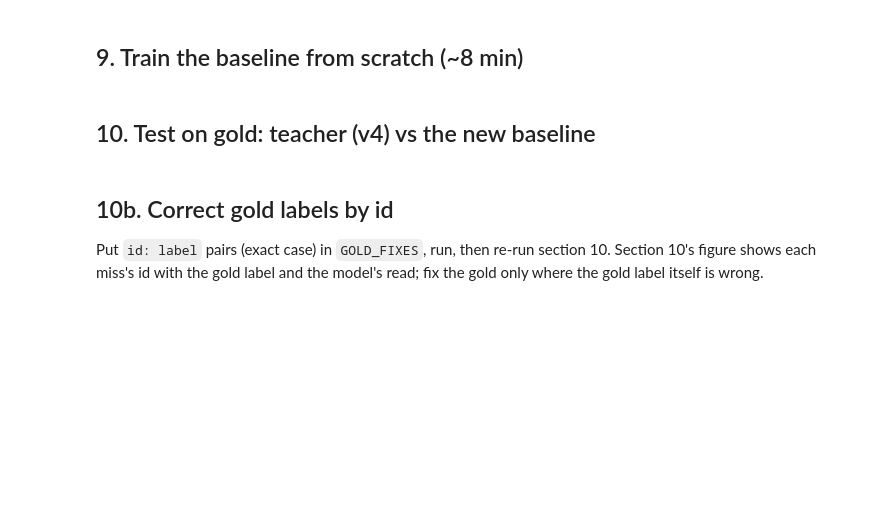
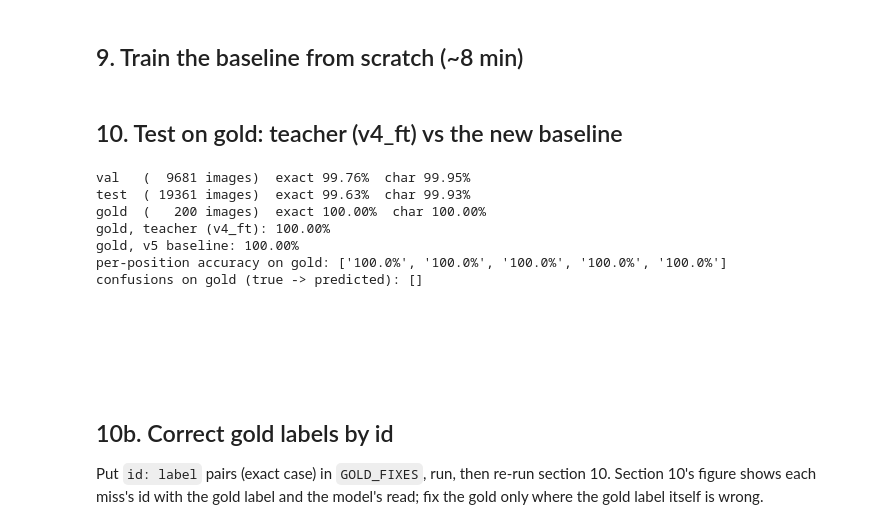
Before and after one commit to VarunMatta5625/captcha_tester, a Jupyter notebook: notebooks/train_v5.ipynb, the cells around one changed output. Cells and saved outputs as stored; diff of their text form; code cells hidden in the pictures; blank space fills up the shorter version.

```diff
--- a/notebooks/train_v5.ipynb
+++ b/notebooks/train_v5.ipynb
@@ -36,7 +38,7 @@ import prep   # clean(): three-level image the CNN reads; ink(): letters only, f
 GOLD_CSV = "../data/gold.csv"                # 200 test captchas, never trained on or reviewed (audit_gold.py)
 REVIEWS = "../data/reviews.json"             # your typed answers (review.py adds to it)
 VISION_LABELS = "../data/labels_vision.csv"  # Apple Vision's read of every captcha (scripts/label_vision.py)
-TEACHER = "../models/captcha_cnn_v4.pt"      # best model so far (three-level, reads J): relabels all
+TEACHER = "../models/captcha_cnn_v4_ft.pt"   # best model so far (v4 + 88 reviews, gold 100%): relabels all
 LABELS_CSV = "../data/labels_v5.csv"         # written by the relabel cell
 VISION_FIXES = set()          # relabel: the teacher reads J itself, Vision never overrides it
 MIN_CONF = 0.7                # relabel: the teacher's reads with weakest character >= this are labels too
@@ -287,36 +309,45 @@ CFG = dict(init=None, epochs=10, batch=256, lr=2e-3, weight_decay=1e-4, dropout=
 model, best_val = train(CFG)
 print(f"best val exact: {best_val:.2%}")
 # %% [markdown]
-## 10. Test on gold: teacher (v4) vs the new baseline
+## 10. Test on gold: teacher (v4_ft) vs the new baseline
 # %%
 for split in ("val", "test", "gold"):
     r = evaluate(model, split)
     print(f"{split:<5} ({len(data[split][0]):>6} images)  exact {r['exact']:.2%}  char {r['char']:.2%}")
 
 n_checked = sum(bool(g["checked"]) for g in GOLD.values())
 if n_checked < len(GOLD):
     print(f"only {n_checked}/{len(GOLD)} gold checked: scores are provisional and flatter the teacher")
 teacher, _ = load_model(TEACHER)
-for name, m in (("teacher (v4)", teacher), ("v5 baseline", model)):
+for name, m in (("teacher (v4_ft)", teacher), ("v5 baseline", model)):
     print(f"gold, {name}: {evaluate(m, 'gold')['exact']:.2%}")
 
 p_gold, y_gold = predict(model, "gold"), data["gold"][1]
 print("per-position accuracy on gold:", [f"{a:.1%}" for a in (p_gold == y_gold).float().mean(0).tolist()])
 mix = Counter((ALPHABET[t], ALPHABET[q]) for pp, yy in zip(p_gold, y_gold)
               for t, q in zip(yy.tolist(), pp.tolist()) if t != q)
 print("confusions on gold (true -> predicted):", mix.most_common(10))
 
 gold_list = split_rows["gold"]
 wrong = [k for k in range(len(gold_list)) if not torch.equal(p_gold[k], y_gold[k])]
 cols, rows_n = 4, max(1, math.ceil(len(wrong) / 4))
 fig, ax = plt.subplots(rows_n, cols, figsize=(16, 1.6 * rows_n), squeeze=False)
 for a in ax.flat:
     a.axis("off")
 for a, k in zip(ax.flat, wrong):
     a.imshow(prep.open_captcha(gold_list[k]["id"]).convert("RGB"))
     a.set_title(f"{gold_list[k]['id']}  true {gold_list[k]['label']}  model {decode_pred(p_gold[k].tolist())}", fontsize=9)
 plt.tight_layout()
 plt.show()
+# %% [output]
+val   (  9681 images)  exact 99.76%  char 99.95%
+test  ( 19361 images)  exact 99.63%  char 99.93%
+gold  (   200 images)  exact 100.00%  char 100.00%
+gold, teacher (v4_ft): 100.00%
+gold, v5 baseline: 100.00%
+per-position accuracy on gold: ['100.0%', '100.0%', '100.0%', '100.0%', '100.0%']
+confusions on gold (true -> predicted): []
+[figure, added]
 # %% [markdown]
 ## 10b. Correct gold labels by id
 Put `id: label` pairs (exact case) in `GOLD_FIXES`, run, then re-run section 10. Section 10's figure shows each
```
Also changed, not shown: parts of 10 cells of this notebook, 19 other files.
